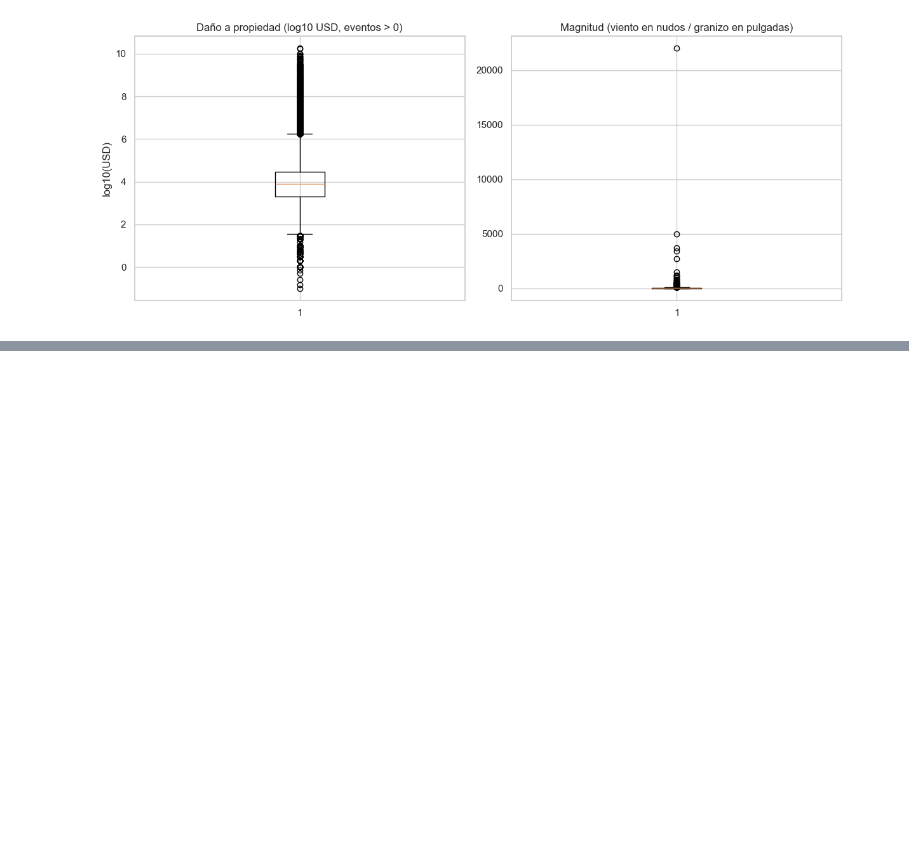
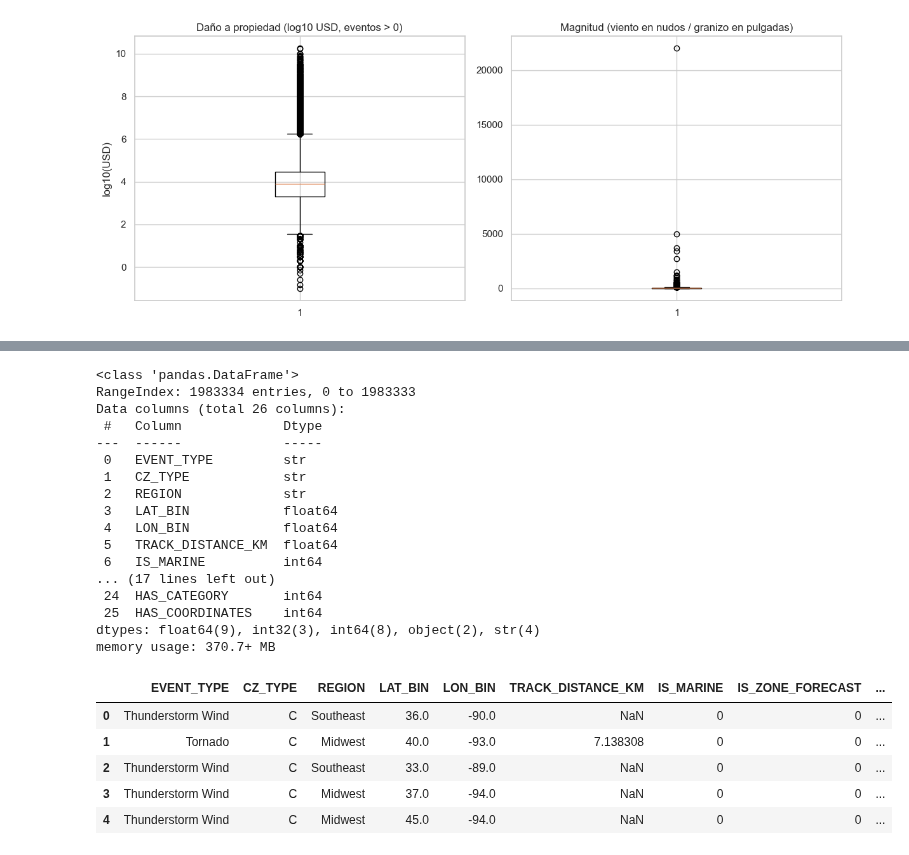
Before and after one commit to manuel-dieguezw/CEIA, a Jupyter notebook: AMq/Proyecto/storm_events_eda.ipynb, the cells around one changed output, grey strips where cells are left out. Saved outputs shown, nothing was run; the diff lists cells and outputs as text; code cells hidden in the pictures; blank space fills up the shorter version.

```diff
--- a/AMq/Proyecto/storm_events_eda.ipynb
+++ b/AMq/Proyecto/storm_events_eda.ipynb
@@ -502,0 +609,5 @@ plt.tight_layout(); plt.show()
+# %%
+# === Feature Engineering: setup ===
+# Trabajamos sobre una copia para no contaminar el DataFrame original
+df = details.copy()
+print(f'Filas: {len(df):,} | Columnas iniciales: {df.shape[1]}')
@@ -502,0 +1016,31 @@ plt.tight_layout(); plt.show()
+# %%
+# === Selección final de features ===
+
+# Target: monto de daño ajustado por inflación (se construye la clase en el paso siguiente)
+y_damage = df['DAMAGE_REAL_2025'].copy()
+
+# Features a conservar
+features = [
+    # Evento
+    'EVENT_TYPE', 'CZ_TYPE',
+    # Geografía
+    'REGION', 'LAT_BIN', 'LON_BIN', 'TRACK_DISTANCE_KM',
+    'IS_MARINE', 'IS_ZONE_FORECAST',
+    # Tiempo
+    'MONTH', 'HOUR', 'DAY_OF_WEEK', 'IS_WEEKEND', 'TIME_OF_DAY',
+    'DURATION_MIN', 'POST_1996',
+    # Magnitud / físicas
+    'MAGNITUDE', 'MAGNITUDE_TYPE', 'MAGNITUDE_ZSCORE', 'CATEGORY',
+    'FLOOD_CAUSE', 'TOR_SCALE_NUM', 'TOR_AREA_KM2',
+    # Flags de presencia
+    'HAS_MAGNITUDE', 'HAS_TORNADO_DATA', 'HAS_CATEGORY', 'HAS_COORDINATES',
+]
+features = [c for c in features if c in df.columns]
+
+X = df[features].copy()
+
+print(f'Features: {X.shape[1]}  |  Filas: {len(X):,}')
+print('\nTipos:')
+print(X.dtypes.value_counts())
+print('\n% faltantes por columna (top):')
+print((X.isna().mean()*100).round(1).sort_values(ascending=False).head(10))
@@ -502,0 +1065,27 @@ plt.tight_layout(); plt.show()
+# %%
+X.info()
+X.head()
+# %% [output]
+<class 'pandas.DataFrame'>
+RangeIndex: 1983334 entries, 0 to 1983333
+Data columns (total 26 columns):
+ #   Column             Dtype
+---  ------             -----
+ 0   EVENT_TYPE         str
+ 1   CZ_TYPE            str
+ 2   REGION             str
+ 3   LAT_BIN            float64
+ 4   LON_BIN            float64
+ 5   TRACK_DISTANCE_KM  float64
+ 6   IS_MARINE          int64
+... (17 lines left out)
+ 24  HAS_CATEGORY       int64
+ 25  HAS_COORDINATES    int64
+dtypes: float64(9), int32(3), int64(8), object(2), str(4)
+memory usage: 370.7+ MB
+|  | EVENT_TYPE | CZ_TYPE | REGION | LAT_BIN | LON_BIN | TRACK_DISTANCE_KM | IS_MARINE | IS_ZONE_FORECAST | ... |
+| 0 | Thunderstorm Wind | C | Southeast | 36.0 | -90.0 | NaN | 0 | 0 | ... |
+| 1 | Tornado | C | Midwest | 40.0 | -93.0 | 7.138308 | 0 | 0 | ... |
+| 2 | Thunderstorm Wind | C | Southeast | 33.0 | -89.0 | NaN | 0 | 0 | ... |
+| 3 | Thunderstorm Wind | C | Midwest | 37.0 | -94.0 | NaN | 0 | 0 | ... |
+| 4 | Thunderstorm Wind | C | Midwest | 45.0 | -94.0 | NaN | 0 | 0 | ... |
```
Also changed, not shown: parts of 21 cells of this notebook.
